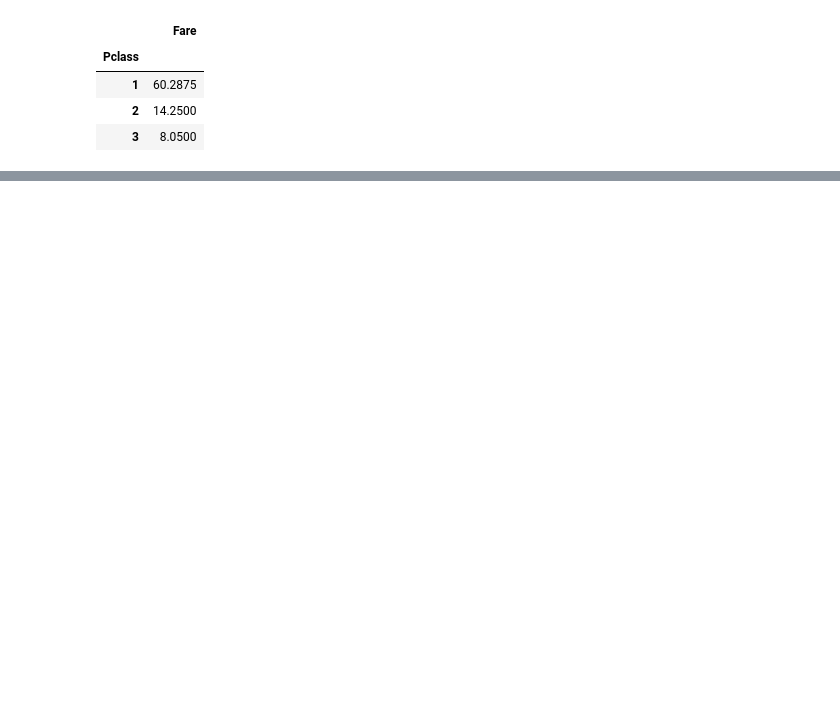
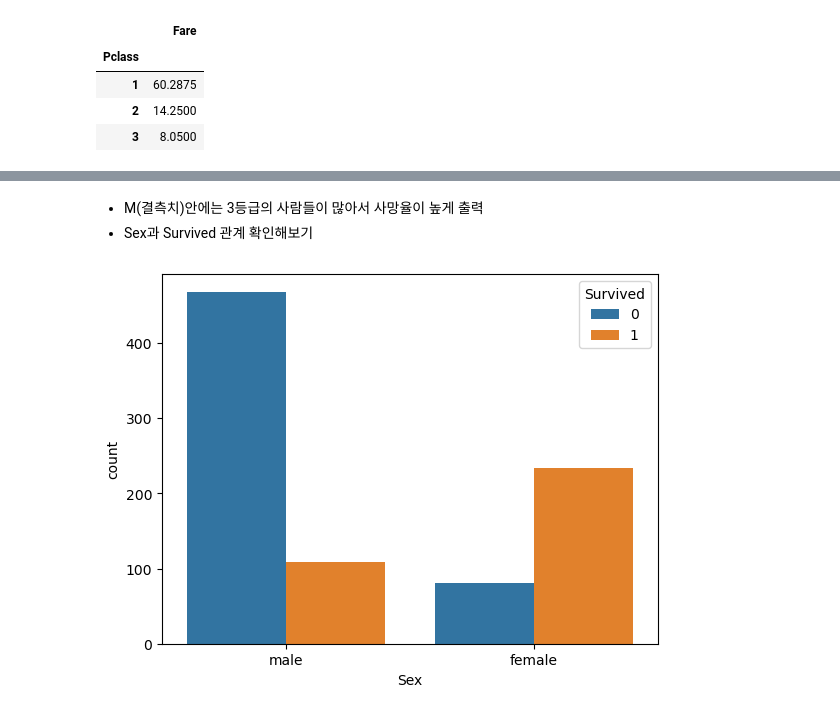
Before and after one commit to Hyerim-Ryu/Python, a Jupyter notebook: Machine Learning/ex05_titanic_분류실습.ipynb, the cells around one changed output, grey strips where cells are left out. Saved outputs shown, nothing was run; the diff lists cells and outputs as text; code cells hidden in the pictures; blank space fills up the shorter version.

```diff
--- a/Machine Learning/ex05_titanic_분류실습.ipynb
+++ b/Machine Learning/ex05_titanic_분류실습.ipynb
@@ -233,0 +479,8 @@ train[['Pclass','Fare']].groupby('Pclass').median()
+# %% [markdown]
+- M(결측치)안에는 3등급의 사람들이 많아서 사망율이 높게 출력
+- Sex과 Survived 관계 확인해보기
+# %%
+sns.countplot(data = train, x = 'Sex', hue = 'Survived')
+plt.show()
+# %% [output]
+[figure, added]
```
Also changed, not shown: parts of 68 cells of this notebook, 2 other files.
